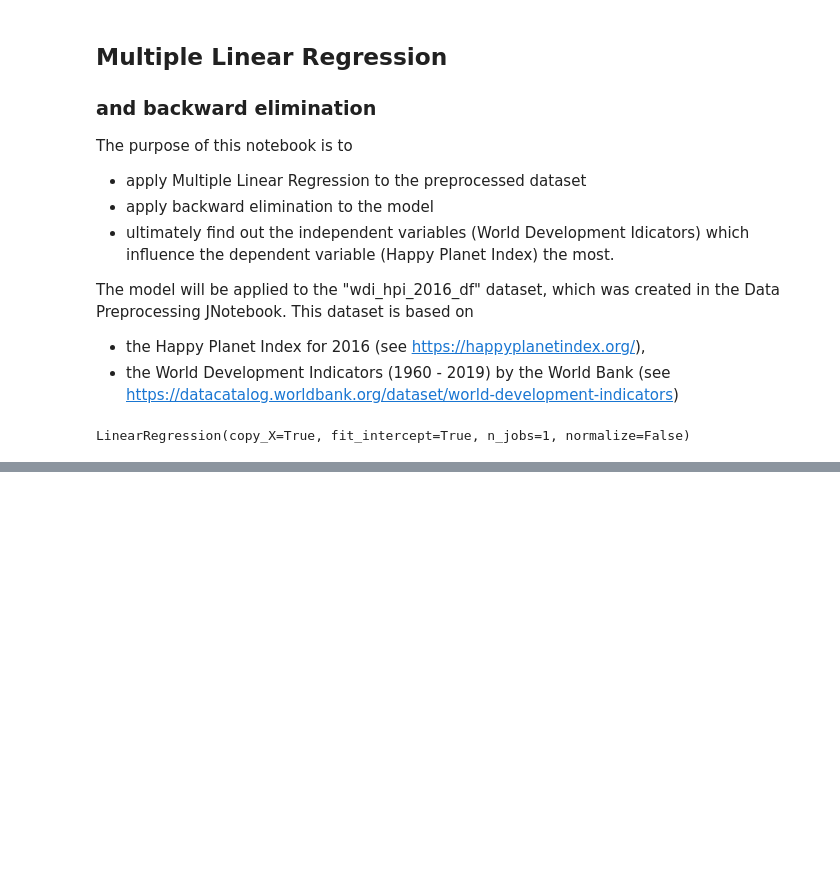
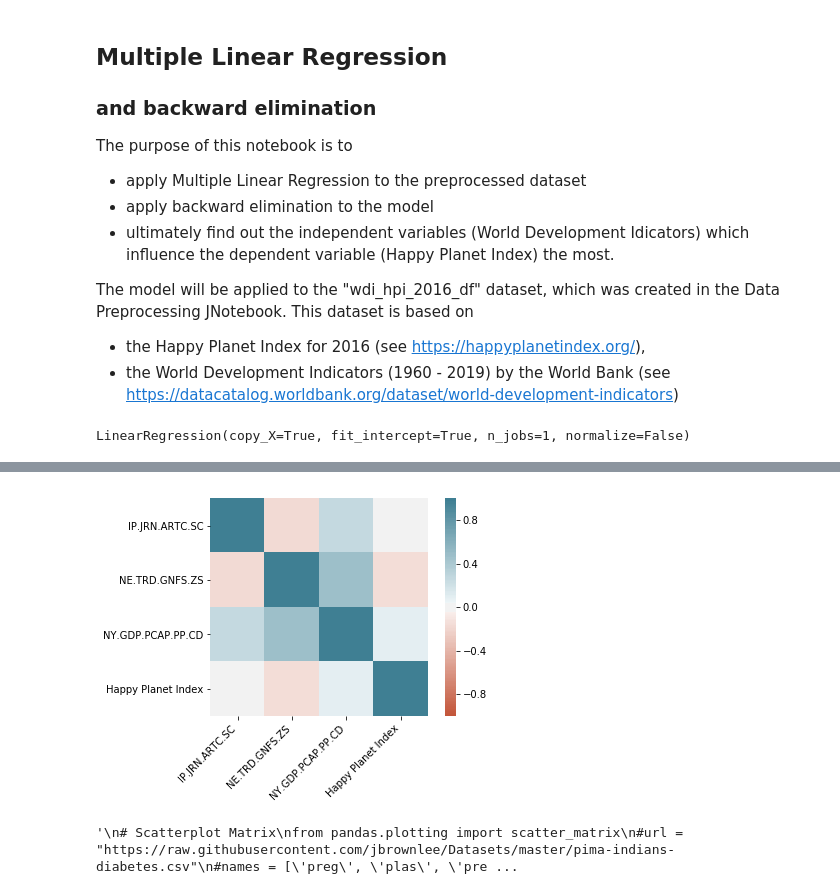
Before and after one commit to MaxMaelicke/WDI_HPI_blog_post, a Jupyter notebook: jupyter_notebooks/Multiple Linear Regression.ipynb, the cells around one changed output, grey strips where cells are left out. Cells and saved outputs as stored; diff of their text form; code cells hidden in the pictures; blank space fills up the shorter version.

```diff
--- a/jupyter_notebooks/Multiple Linear Regression.ipynb
+++ b/jupyter_notebooks/Multiple Linear Regression.ipynb
@@ -132,0 +191,30 @@ X_Modeled.shape
+# %%
+# Create Correlation Matrix with Seaborn (only remaining columns from backward elimination)
+corr_cols = X_cols_mod1.copy()
+corr_cols.append('Happy Planet Index')
+corr = dataset[corr_cols].corr()
+ax = sns.heatmap(
+    corr,
+    vmin=-1, vmax=1, center=0,
+    cmap=sns.diverging_palette(20, 220, n=200),
+    square=True
+)
+ax.set_xticklabels(
+    ax.get_xticklabels(),
+    rotation=45,
+    horizontalalignment='right'
+);
+# %% [output]
+[figure, added]
+# %%
+'''
+# Scatterplot Matrix
+from pandas.plotting import scatter_matrix
+#url = "https://raw.githubusercontent.com/jbrownlee/Datasets/master/pima-indians-diabetes.csv"
+#names = ['preg', 'plas', 'pres', 'skin', 'test', 'mass', 'pedi', 'age', 'class']
+#data = pd.read_csv(dataset, names=dataset.columns)
+scatter_matrix(dataset)
+plt.show()
+'''
+# %% [output]
+'\n# Scatterplot Matrix\nfrom pandas.plotting import scatter_matrix\n#url = "https://raw.githubusercontent.com/jbrownlee/Datasets/master/pima-indians-diabetes.csv"\n#names = [\'preg\', \'plas\', \'pre ...
```
Also changed, not shown: parts of 10 cells of this notebook, 8 other files.
